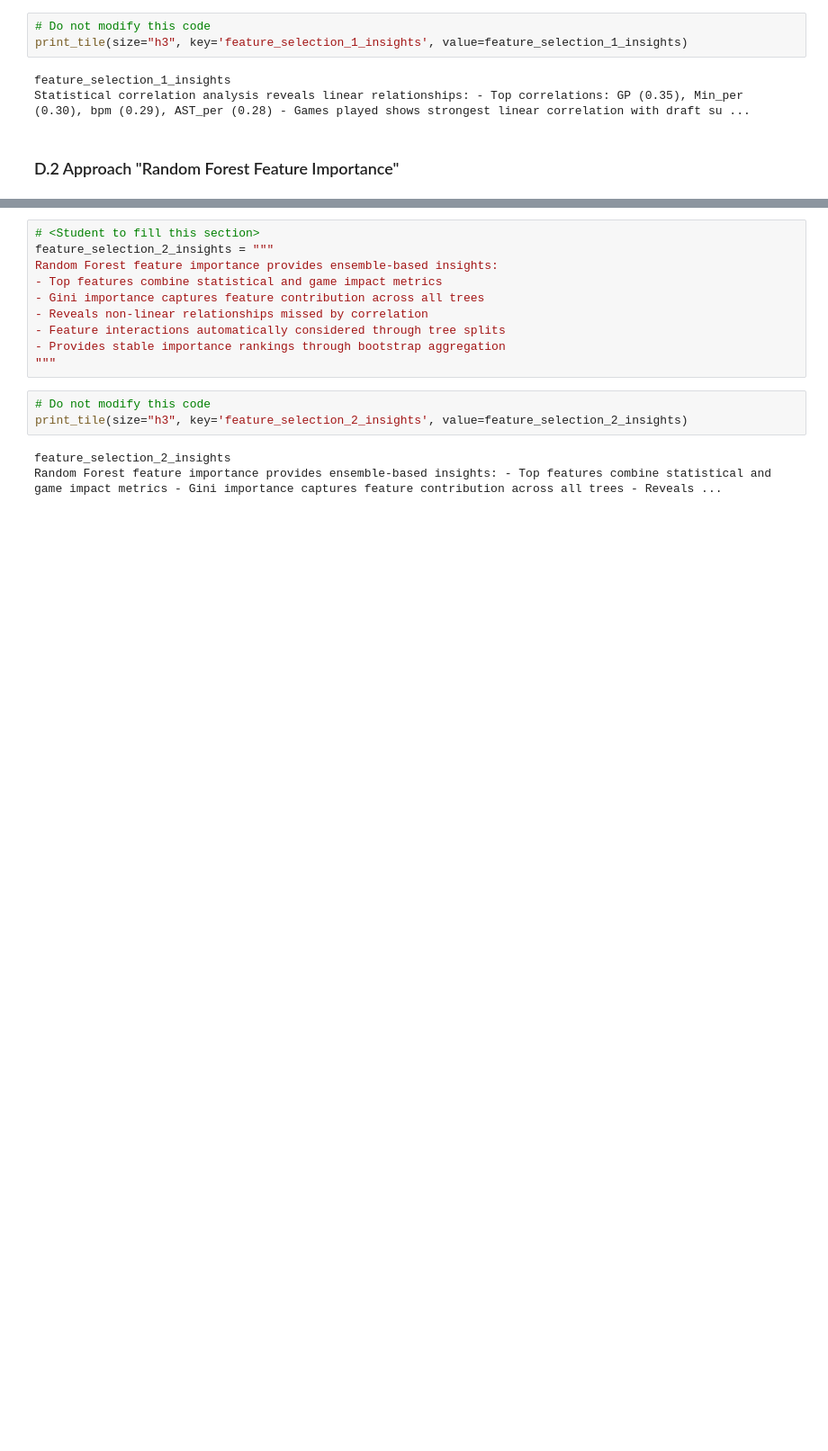
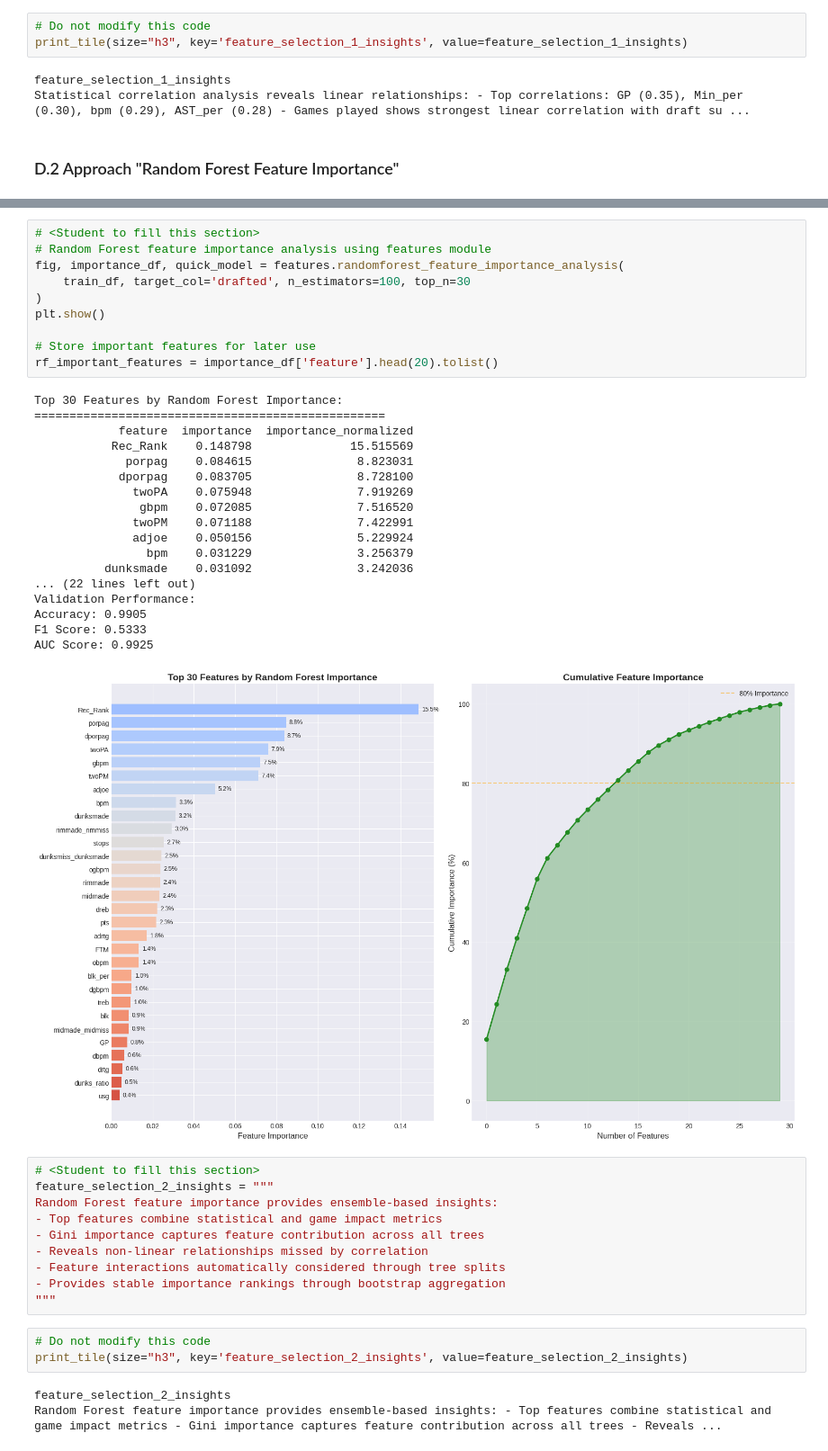
Before and after one commit to tooichitake/36120-AT1-Group5, a Jupyter notebook: 25605217/notebooks/36120-25SP-group5-25605217-AT1-experiment-3.ipynb, the cells around one changed output, grey strips where cells are left out. Shown at 90% size. Saved outputs shown, nothing was run; the diff lists cells and outputs as text; blank space fills up the shorter version.

```diff
--- a/25605217/notebooks/36120-25SP-group5-25605217-AT1-experiment-3.ipynb
+++ b/25605217/notebooks/36120-25SP-group5-25605217-AT1-experiment-3.ipynb
@@ -461,3 +405,32 @@ Top 20 Random Forest features stored for feature selection
+# %%
+# <Student to fill this section>
+# Random Forest feature importance analysis using features module
+fig, importance_df, quick_model = features.randomforest_feature_importance_analysis(
+    train_df, target_col='drafted', n_estimators=100, top_n=30
+)
+plt.show()
+
+# Store important features for later use
+rf_important_features = importance_df['feature'].head(20).tolist()
+# %% [output]
+Top 30 Features by Random Forest Importance:
+==================================================
+            feature  importance  importance_normalized
+           Rec_Rank    0.148798              15.515569
+             porpag    0.084615               8.823031
+            dporpag    0.083705               8.728100
+              twoPA    0.075948               7.919269
+               gbpm    0.072085               7.516520
+              twoPM    0.071188               7.422991
+              adjoe    0.050156               5.229924
+                bpm    0.031229               3.256379
+          dunksmade    0.031092               3.242036
+... (22 lines left out)
+Validation Performance:
+Accuracy: 0.9905
+F1 Score: 0.5333
+AUC Score: 0.9925
+[figure, added]
 # %%
 # <Student to fill this section>
 feature_selection_2_insights = """
```
Also changed, not shown: parts of 16 cells of this notebook, 17 other files.
